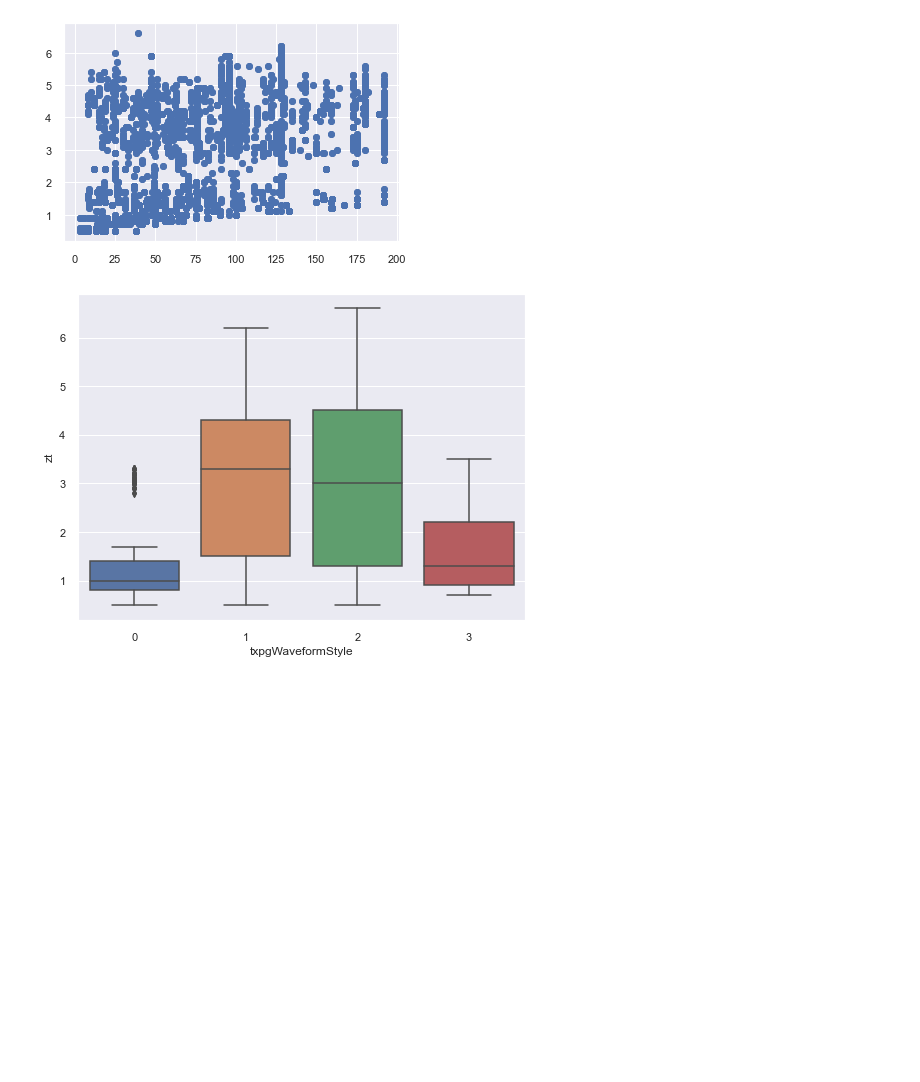
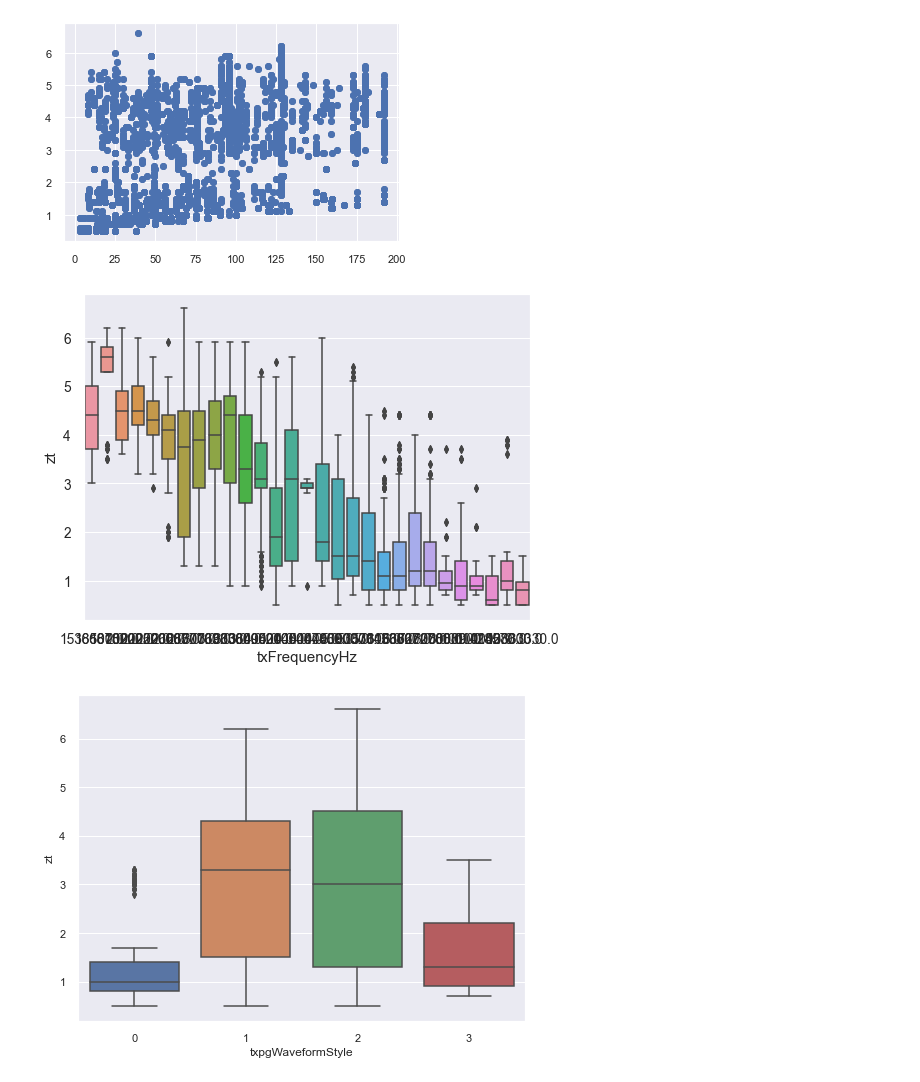
Before and after one commit to Hot-KimChi/ML_DL_study, a Jupyter notebook: To reduce measurement range.ipynb, the cells around one changed output. Saved outputs shown, nothing was run; the diff lists cells and outputs as text; code cells hidden in the pictures; blank space fills up the shorter version.

```diff
--- a/To reduce measurement range.ipynb
+++ b/To reduce measurement range.ipynb
@@ -129,6 +129,11 @@ plt.scatter(df_AOP['numTxElements'], df_AOP['zt'])
 # %% [output]
 <matplotlib.collections.PathCollection at 0x...>
 [figure]
+# %%
+f, ax = plt.subplots(figsize=(8, 6))
+fig = sns.boxplot(df_AOP['txFrequencyHz'], df_AOP['zt'], data=df_AOP)
+# %% [output]
+[figure, added]
 # %%
 f, ax = plt.subplots(figsize=(8, 6))
 fig = sns.boxplot(df_AOP['txpgWaveformStyle'], df_AOP['zt'], data=df_AOP)
```
Also changed, not shown: parts of 4 cells of this notebook, 1 other file.
